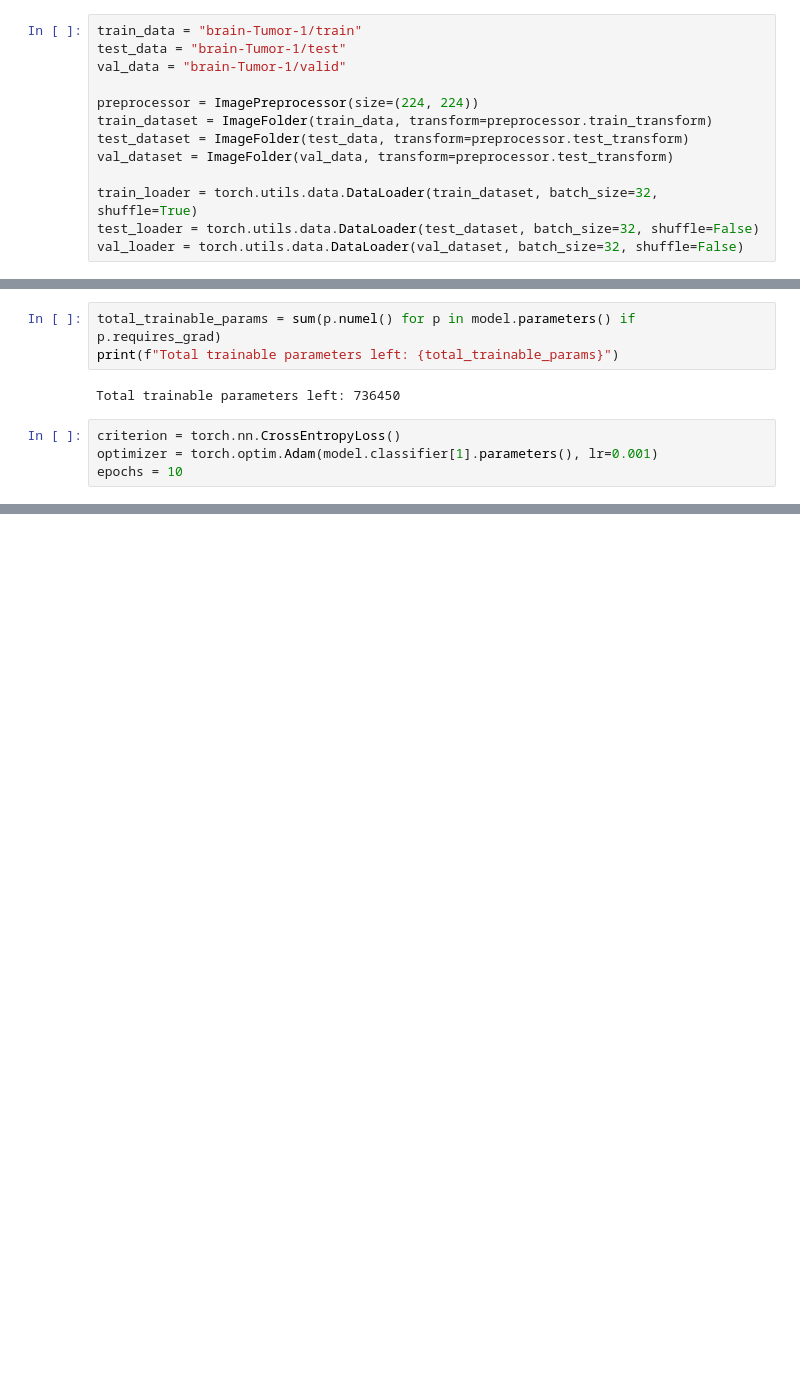
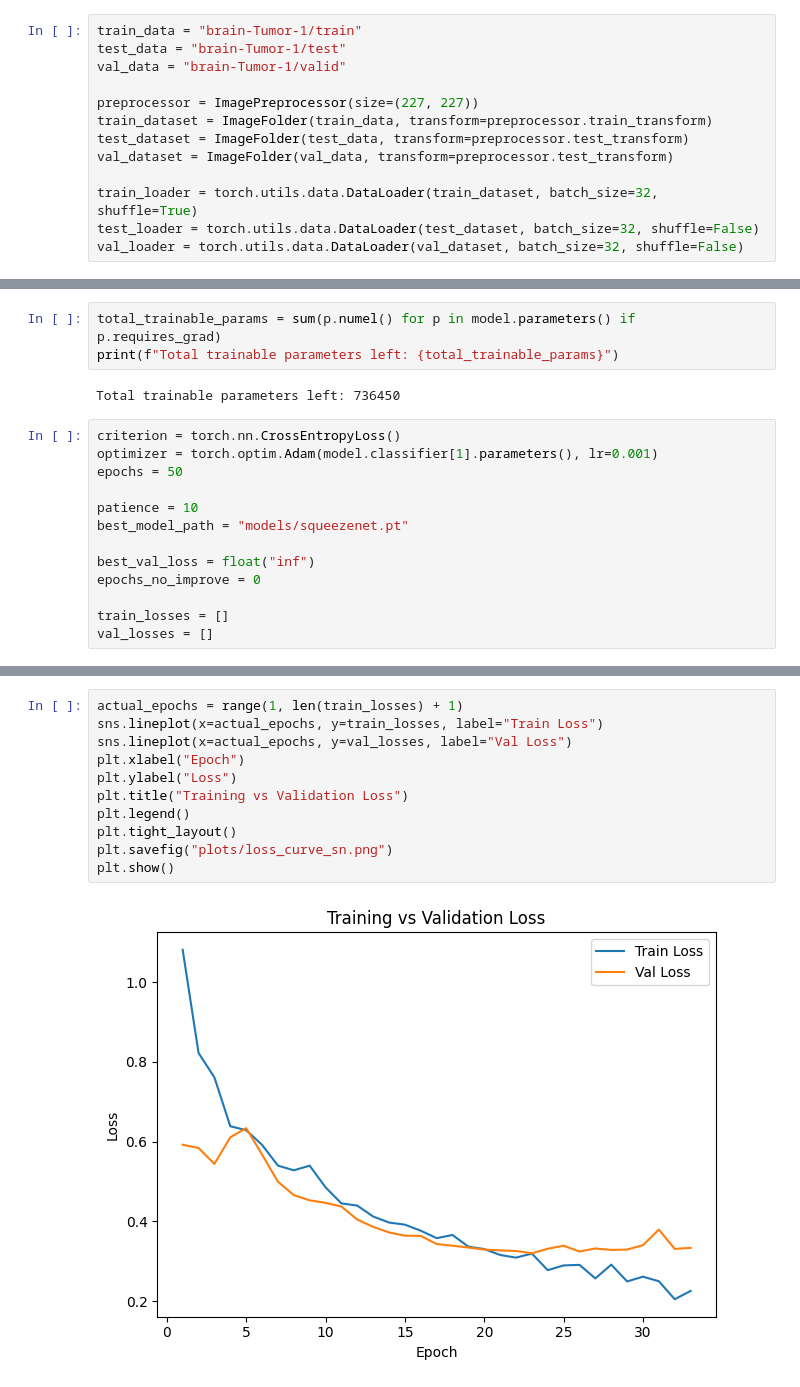
Before and after one commit to HamzaElhmd/tumor-detection-roboflow, a Jupyter notebook: squeezenet.ipynb, the cells around one changed output, grey strips where cells are left out. Cells and saved outputs as stored; diff of their text form; blank space fills up the shorter version.

```diff
--- a/squeezenet.ipynb
+++ b/squeezenet.ipynb
@@ -19,7 +22,7 @@ train_data = "brain-Tumor-1/train"
 test_data = "brain-Tumor-1/test"
 val_data = "brain-Tumor-1/valid"
 
-preprocessor = ImagePreprocessor(size=(224, 224))
+preprocessor = ImagePreprocessor(size=(227, 227))
 train_dataset = ImageFolder(train_data, transform=preprocessor.train_transform)
 test_dataset = ImageFolder(test_data, transform=preprocessor.test_transform)
 val_dataset = ImageFolder(val_data, transform=preprocessor.test_transform)
@@ -80,4 +83,13 @@ Total trainable parameters left: 736450
 # %%
 criterion = torch.nn.CrossEntropyLoss()
 optimizer = torch.optim.Adam(model.classifier[1].parameters(), lr=0.001)
-epochs = 10
+epochs = 50
+
+patience = 10
+best_model_path = "models/squeezenet.pt"
+
+best_val_loss = float("inf")
+epochs_no_improve = 0
+
+train_losses = []
+val_losses = []
@@ -83,0 +164,13 @@ epochs = 10
+# %%
+actual_epochs = range(1, len(train_losses) + 1)
+sns.lineplot(x=actual_epochs, y=train_losses, label="Train Loss")
+sns.lineplot(x=actual_epochs, y=val_losses, label="Val Loss")
+plt.xlabel("Epoch")
+plt.ylabel("Loss")
+plt.title("Training vs Validation Loss")
+plt.legend()
+plt.tight_layout()
+plt.savefig("plots/loss_curve_sn.png")
+plt.show()
+# %% [output]
+[figure, added]
```
Also changed, not shown: parts of 2 cells of this notebook, 2 other files.
